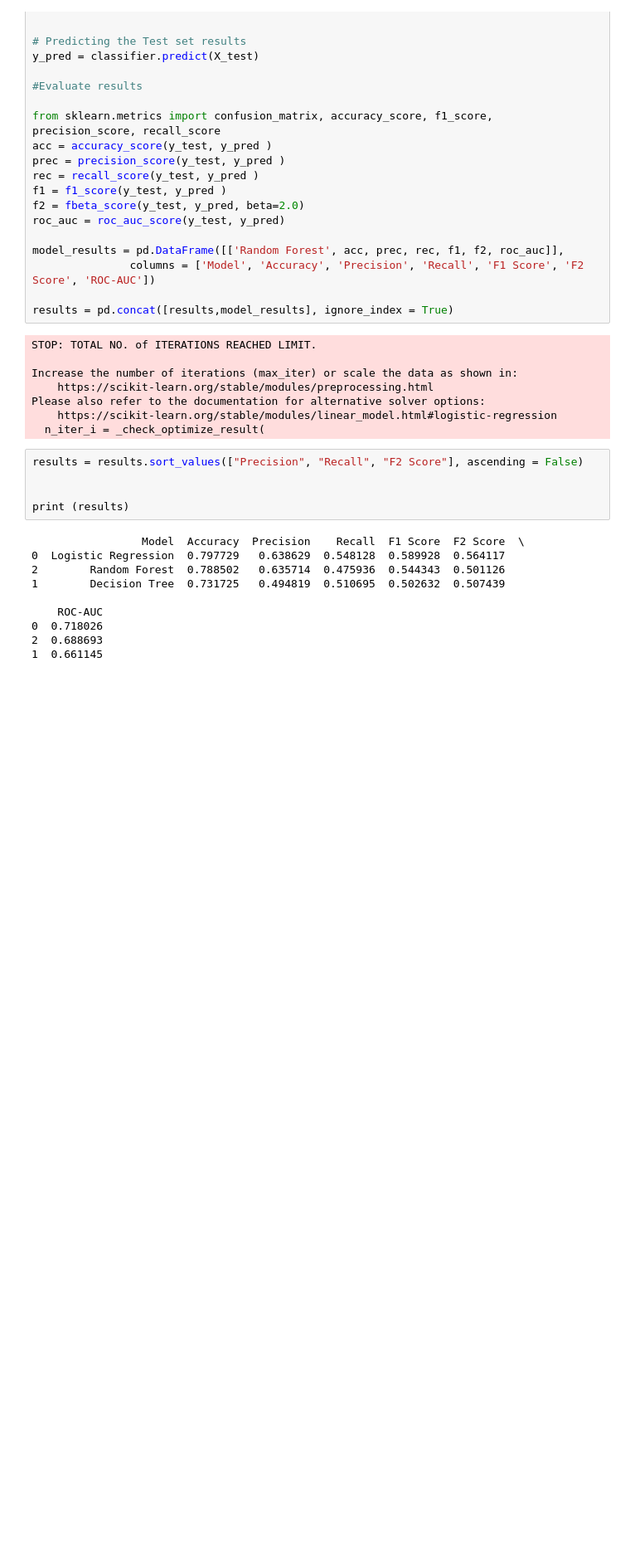
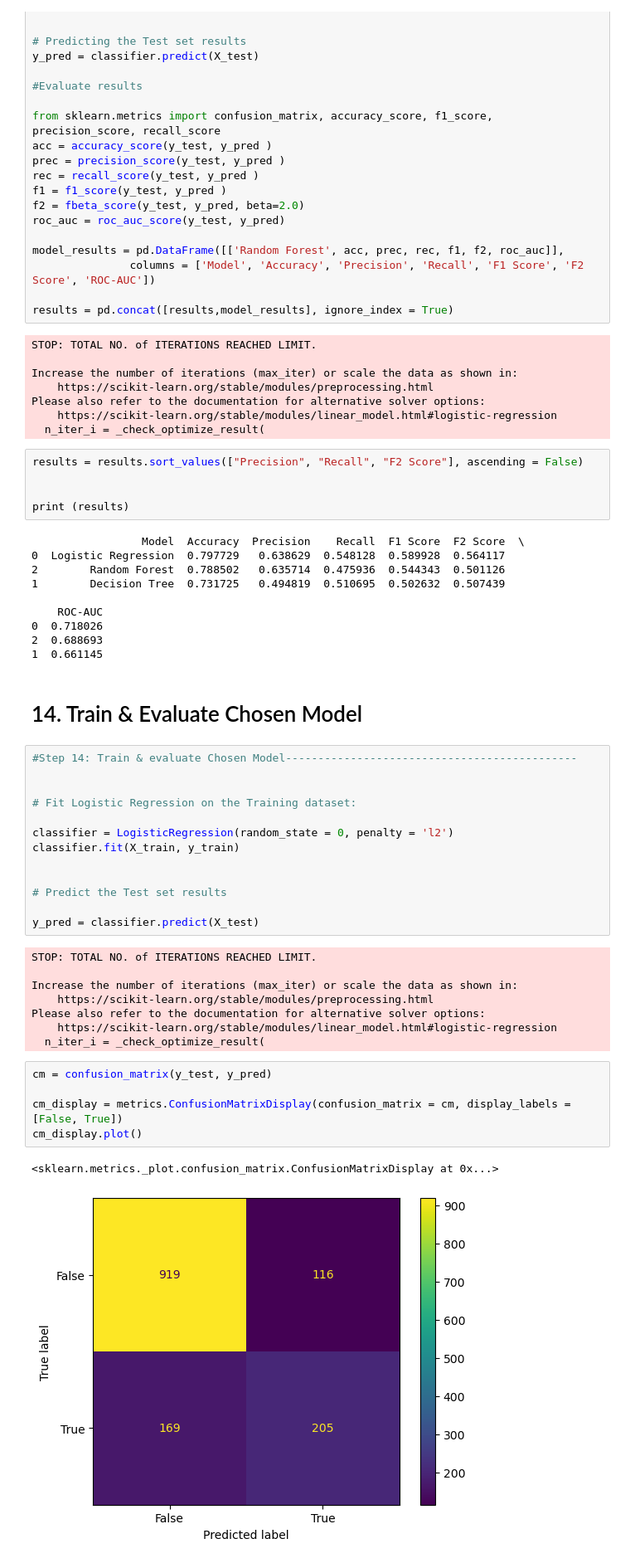
Before and after one commit to KhadafiZubaidiDev/my-projects, a Jupyter notebook: classification-project/main.ipynb, the cells around one changed output. Shown at 83% size. Cells and saved outputs as stored; diff of their text form; blank space fills up the shorter version.

```diff
--- a/classification-project/main.ipynb
+++ b/classification-project/main.ipynb
@@ -770,3 +770,34 @@ print (results)
 0  0.718026
 2  0.688693
 1  0.661145
+# %% [markdown]
+# 14. Train & Evaluate Chosen Model
+# %%
+#Step 14: Train & evaluate Chosen Model---------------------------------------------
+
+
+# Fit Logistic Regression on the Training dataset:
+
+classifier = LogisticRegression(random_state = 0, penalty = 'l2')
+classifier.fit(X_train, y_train)
+
+
+# Predict the Test set results
+
+y_pred = classifier.predict(X_test)
+# %% [output]
+STOP: TOTAL NO. of ITERATIONS REACHED LIMIT.
+
+Increase the number of iterations (max_iter) or scale the data as shown in:
+    https://scikit-learn.org/stable/modules/preprocessing.html
+Please also refer to the documentation for alternative solver options:
+    https://scikit-learn.org/stable/modules/linear_model.html#logistic-regression
+  n_iter_i = _check_optimize_result(
+# %%
+cm = confusion_matrix(y_test, y_pred)
+
+cm_display = metrics.ConfusionMatrixDisplay(confusion_matrix = cm, display_labels = [False, True])
+cm_display.plot()
+# %% [output]
+<sklearn.metrics._plot.confusion_matrix.ConfusionMatrixDisplay at 0x...>
+[figure, added]
```
